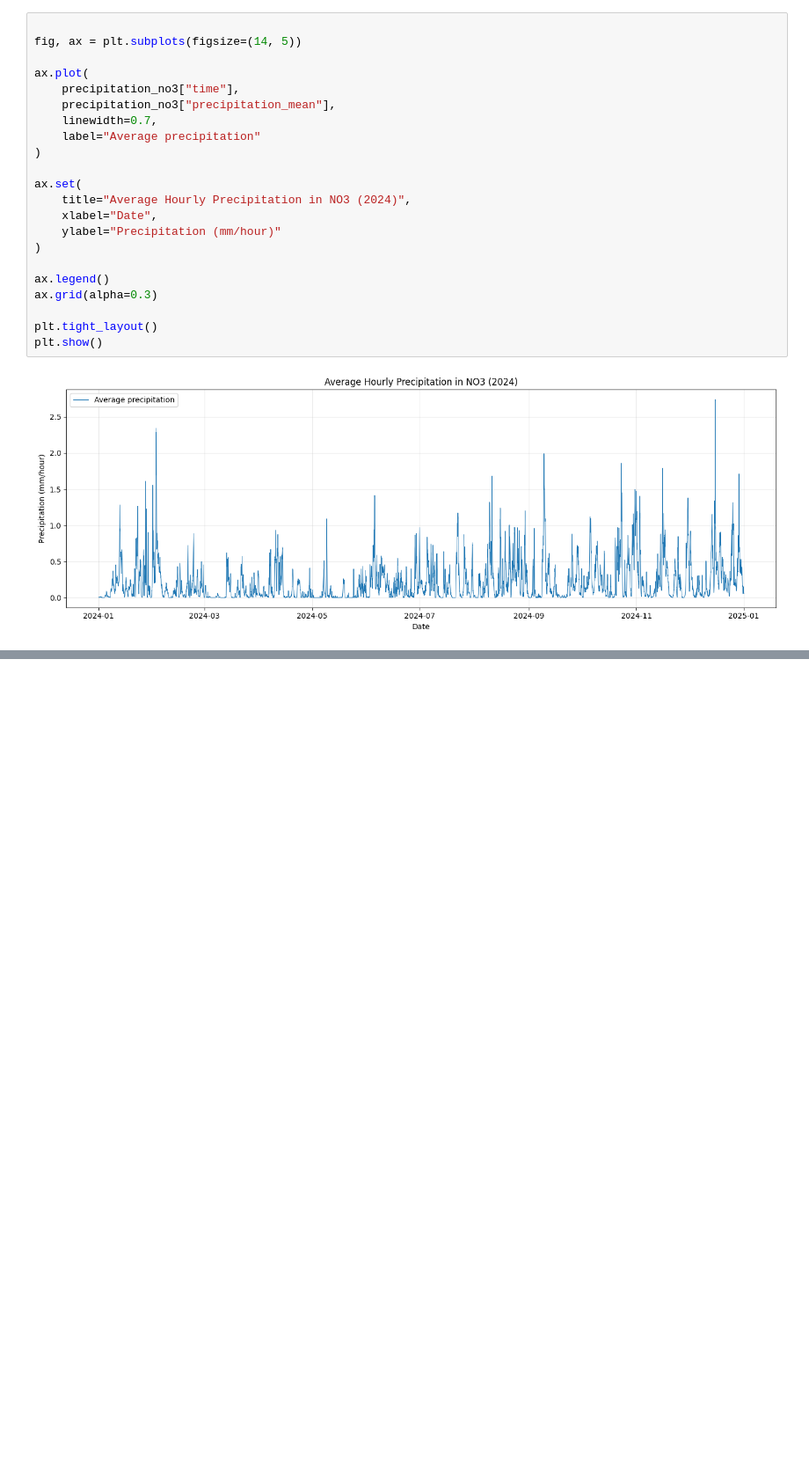
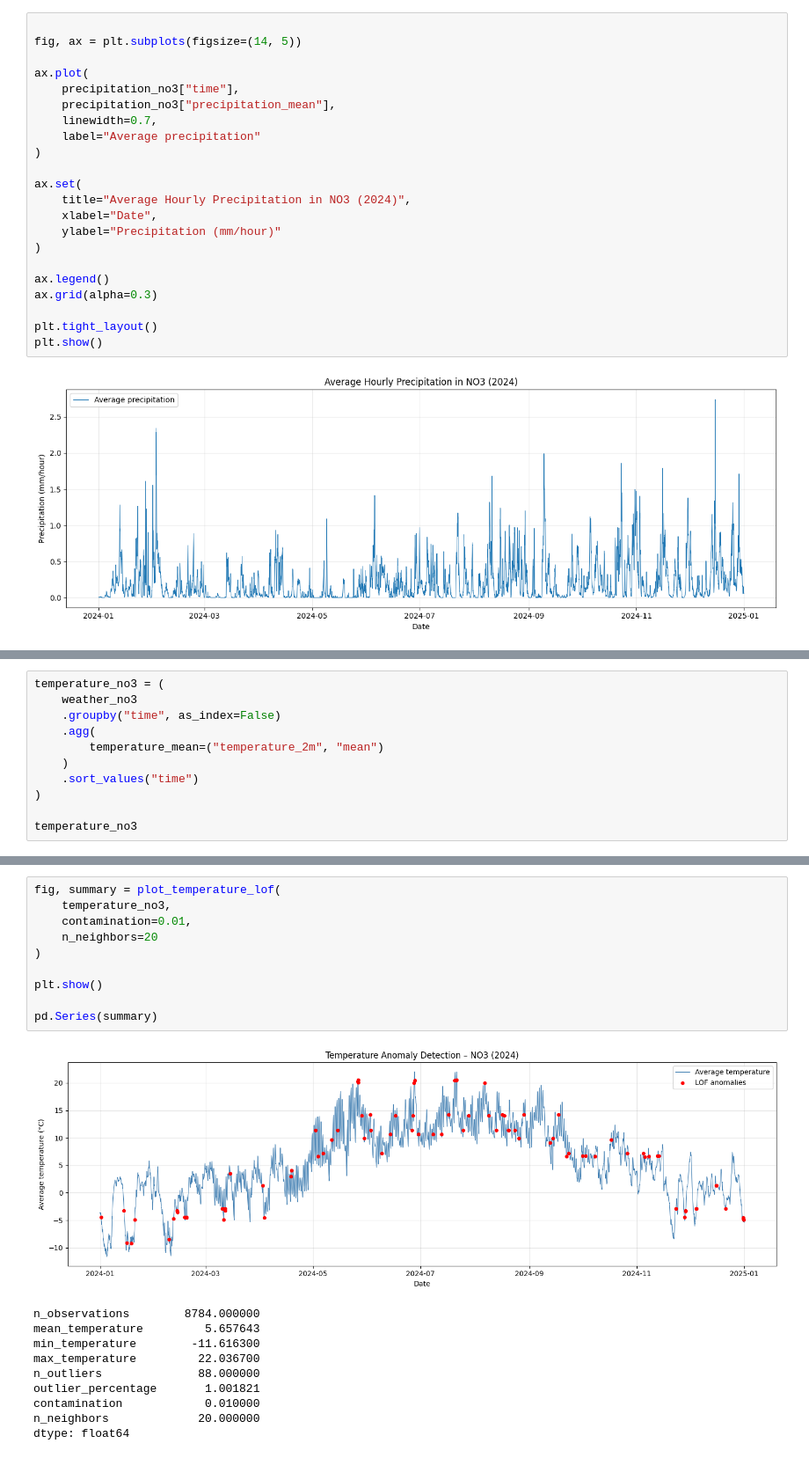
Before and after one commit to phkhle/IND320, a Jupyter notebook: jupyter_notebooks/assignment3.ipynb, the cells around one changed output, grey strips where cells are left out. Shown at 88% size. Cells and saved outputs as stored; diff of their text form; blank space fills up the shorter version.

```diff
--- a/jupyter_notebooks/assignment3.ipynb
+++ b/jupyter_notebooks/assignment3.ipynb
@@ -612,0 +732,11 @@ weather_rm
+# %%
+temperature_no3 = (
+    weather_no3
+    .groupby("time", as_index=False)
+    .agg(
+        temperature_mean=("temperature_2m", "mean")
+    )
+    .sort_values("time")
+)
+
+temperature_no3
@@ -612,0 +842,21 @@ weather_rm
+# %%
+fig, summary = plot_temperature_lof(
+    temperature_no3,
+    contamination=0.01,
+    n_neighbors=20
+)
+
+plt.show()
+
+pd.Series(summary)
+# %% [output]
+[figure, added]
+n_observations        8784.000000
+mean_temperature         5.657643
+min_temperature        -11.616300
+max_temperature         22.036700
+n_outliers              88.000000
+outlier_percentage       1.001821
+contamination            0.010000
+n_neighbors             20.000000
+dtype: float64
```
Also changed, not shown: parts of 24 cells of this notebook.
